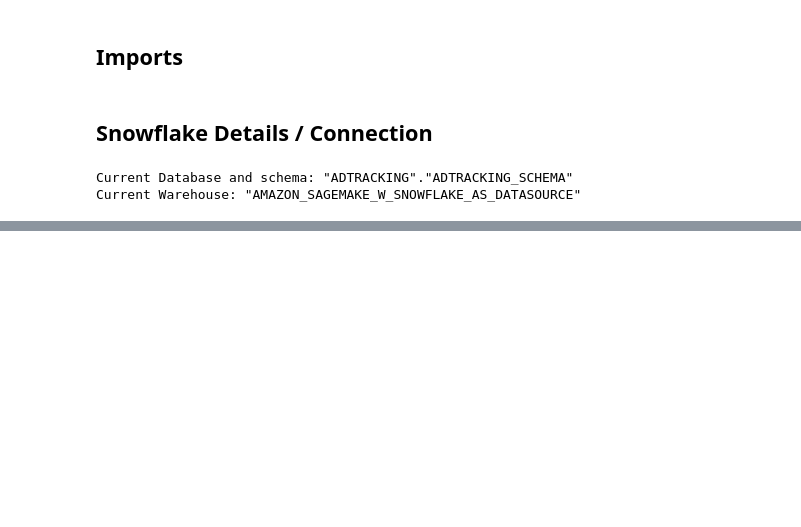
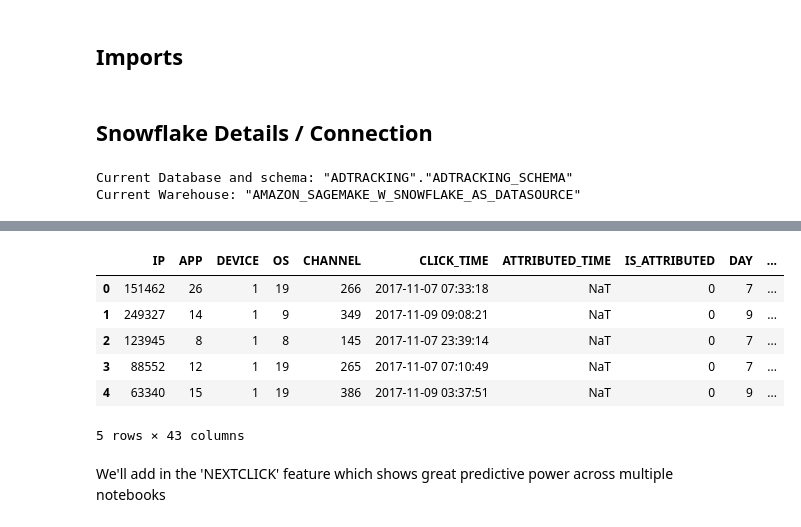
Before and after one commit to zadealfalah/adDetection, a Jupyter notebook: 02_snowpark_model_prep.ipynb, the cells around one changed output, grey strips where cells are left out. Saved outputs shown, nothing was run; the diff lists cells and outputs as text; code cells hidden in the pictures; blank space fills up the shorter version.

```diff
--- a/02_snowpark_model_prep.ipynb
+++ b/02_snowpark_model_prep.ipynb
@@ -41,0 +112,29 @@ ohe_cols = ['IP', 'APP', 'DEVICE', 'OS', 'CHANNEL', 'CLICK_ROUNDED']
+# %%
+# Get all combos of our base categories
+base_cats = ["IP", "APP", "DEVICE", "OS", "CHANNEL"]
+def powerset(iter):
+    s = list(iter)
+    return [list(comb) for r in range(len(s)+1) for comb in combinations(s, r) if len(comb) > 0] # Don't keep the empty set
+# %%
+def rate_calc(x, log_group=np.log(100000)):
+    rate = x.sum() / float(x.count())
+    conf = np.min([1, np.log(x.count()) / log_group])
+    return rate * conf
+# %%
+for cols in powerset(base_cats):
+    new_feature = "_".join(cols)+"_CONFRATE"
+    group_obj = train_df.groupby(cols)
+
+    group_sizes = group_obj.size()
+    print(f"Calculating confidence rate for: {cols} \n"
+          f"Saving to: {new_feature}.  Group Max / Mean / Median / Min: {group_sizes.max()} / {np.round(group_sizes.mean(), 2)} / {np.round(group_sizes.median(), 2)} / {group_sizes.min()}")
+
+    train_df = train_df.merge(
+        group_obj['IS_ATTRIBUTED'].
+            apply(rate_calc).
+            reset_index().
+            rename(index=str,
+                   columns={"IS_ATTRIBUTED":new_feature}
+            )[cols + [new_feature]],
+        on=cols, how='left'
+    )
@@ -41,0 +159,10 @@ ohe_cols = ['IP', 'APP', 'DEVICE', 'OS', 'CHANNEL', 'CLICK_ROUNDED']
+# %%
+train_df.head()
+# %% [output]
+|  | IP | APP | DEVICE | OS | CHANNEL | CLICK_TIME | ATTRIBUTED_TIME | IS_ATTRIBUTED | DAY | ... |
+| 0 | 151462 | 26 | 1 | 19 | 266 | 2017-11-07 07:33:18 | NaT | 0 | 7 | ... |
+| 1 | 249327 | 14 | 1 | 9 | 349 | 2017-11-09 09:08:21 | NaT | 0 | 9 | ... |
+| 2 | 123945 | 8 | 1 | 8 | 145 | 2017-11-07 23:39:14 | NaT | 0 | 7 | ... |
+| 3 | 88552 | 12 | 1 | 19 | 265 | 2017-11-07 07:10:49 | NaT | 0 | 7 | ... |
+| 4 | 63340 | 15 | 1 | 19 | 386 | 2017-11-09 03:37:51 | NaT | 0 | 9 | ... |
+5 rows × 43 columns
@@ -41,0 +178,2 @@ ohe_cols = ['IP', 'APP', 'DEVICE', 'OS', 'CHANNEL', 'CLICK_ROUNDED']
+# %% [markdown]
+We'll add in the 'NEXTCLICK' feature which shows great predictive power across multiple notebooks
```
Also changed, not shown: parts of 29 cells of this notebook, 1 other file.
